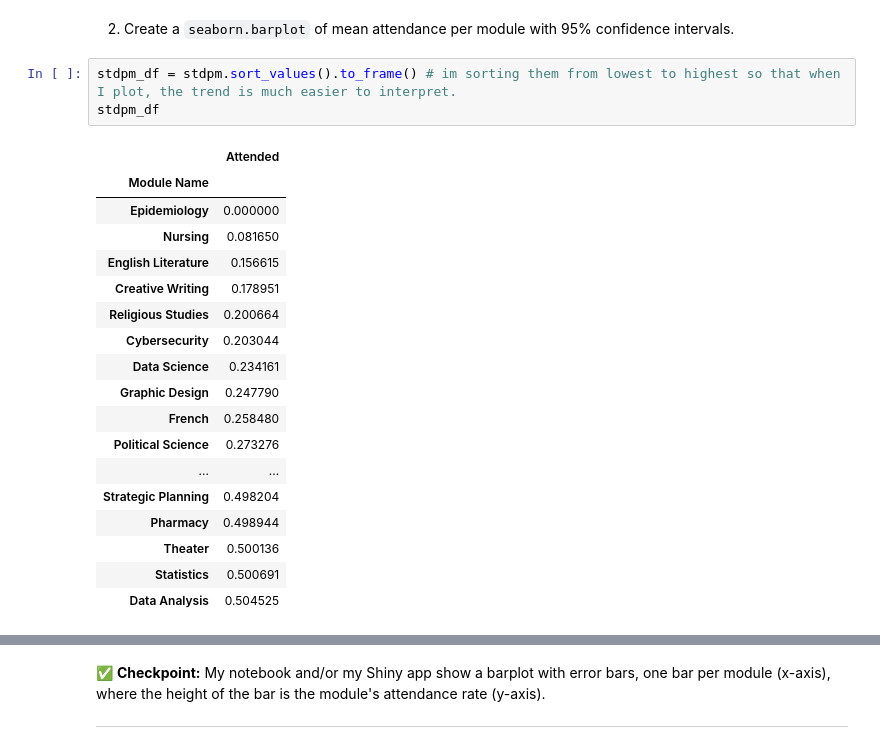
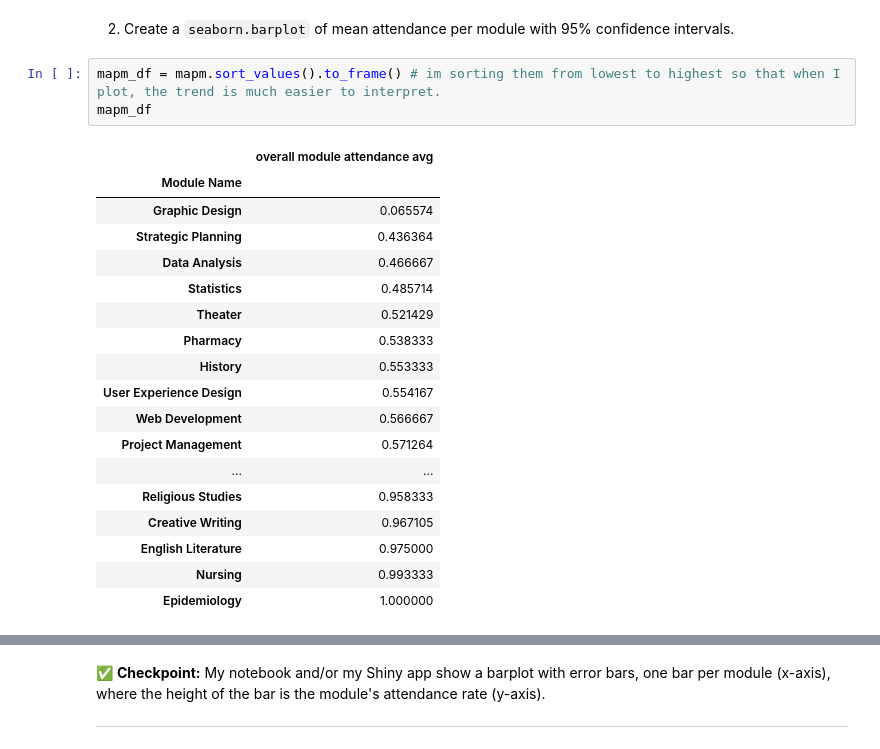
Before and after one commit to shayeliza/datascience_mid_term_sum, a Jupyter notebook: summative1.ipynb, the cells around one changed output, grey strips where cells are left out. Drawn from its saved outputs; the diff is of its cells as text.

```diff
--- a/summative1.ipynb
+++ b/summative1.ipynb
@@ -667,24 +668,24 @@ Name: Attended, dtype: float64
 # %% [markdown]
 2. Create a `seaborn.barplot` of mean attendance per module with 95% confidence intervals.
 # %%
-stdpm_df = stdpm.sort_values().to_frame() # im sorting them from lowest to highest so that when I plot, the trend is much easier to interpret.
-stdpm_df
+mapm_df = mapm.sort_values().to_frame() # im sorting them from lowest to highest so that when I plot, the trend is much easier to interpret.
+mapm_df
 # %% [output]
-|  | Attended |
+|  | overall module attendance avg |
 | Module Name |  |
-| Epidemiology | 0.000000 |
-| Nursing | 0.081650 |
-| English Literature | 0.156615 |
-| Creative Writing | 0.178951 |
-| Religious Studies | 0.200664 |
-| Cybersecurity | 0.203044 |
-| Data Science | 0.234161 |
-| Graphic Design | 0.247790 |
-| French | 0.258480 |
-| Political Science | 0.273276 |
+| Graphic Design | 0.065574 |
+| Strategic Planning | 0.436364 |
+| Data Analysis | 0.466667 |
+| Statistics | 0.485714 |
+| Theater | 0.521429 |
+| Pharmacy | 0.538333 |
+| History | 0.553333 |
+| User Experience Design | 0.554167 |
+| Web Development | 0.566667 |
+| Project Management | 0.571264 |
 | ... | ... |
-| Strategic Planning | 0.498204 |
-| Pharmacy | 0.498944 |
-| Theater | 0.500136 |
-| Statistics | 0.500691 |
-| Data Analysis | 0.504525 |
+| Religious Studies | 0.958333 |
+| Creative Writing | 0.967105 |
+| English Literature | 0.975000 |
+| Nursing | 0.993333 |
+| Epidemiology | 1.000000 |
```
Also changed, not shown: parts of 4 cells of this notebook, 1 other file.
